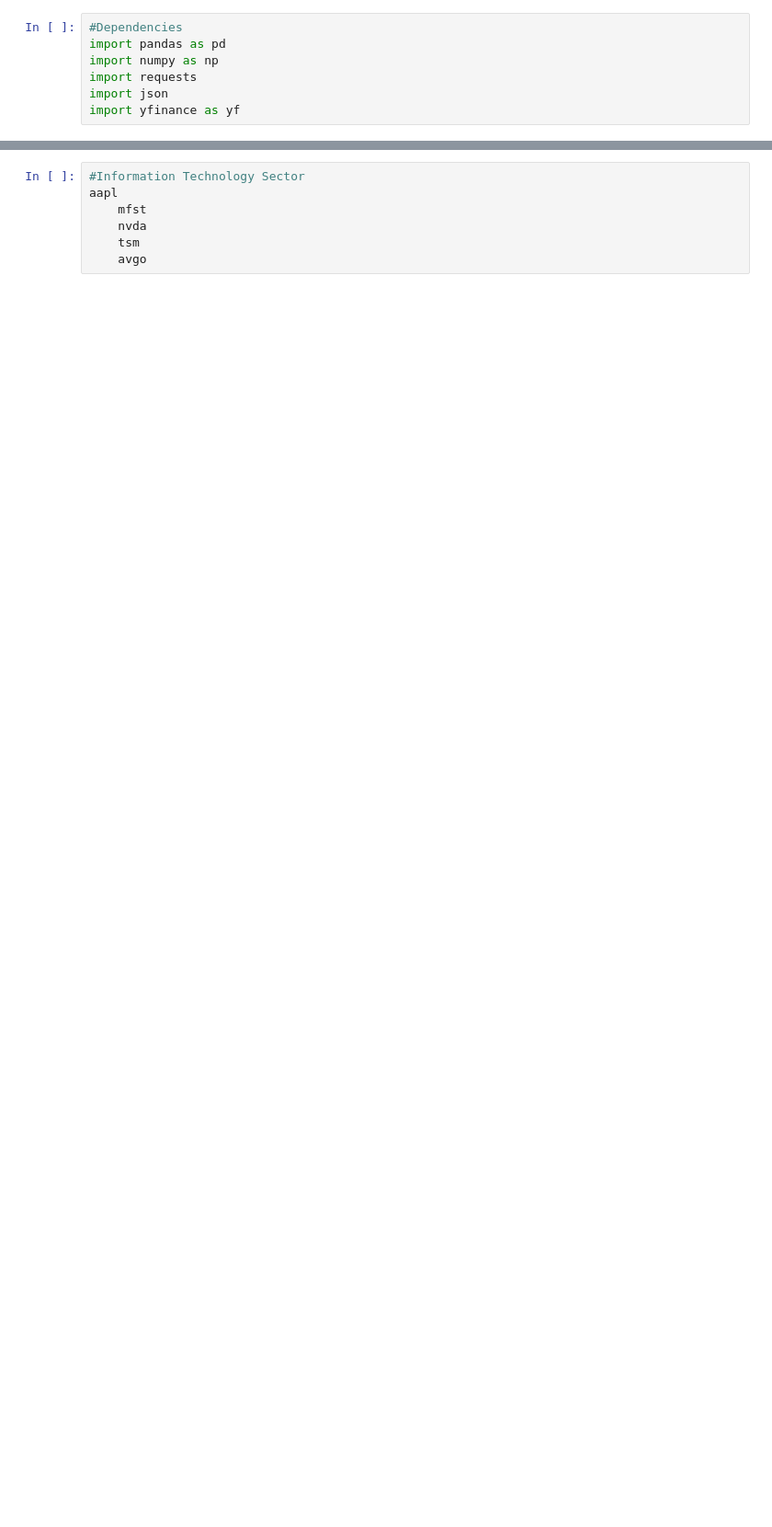
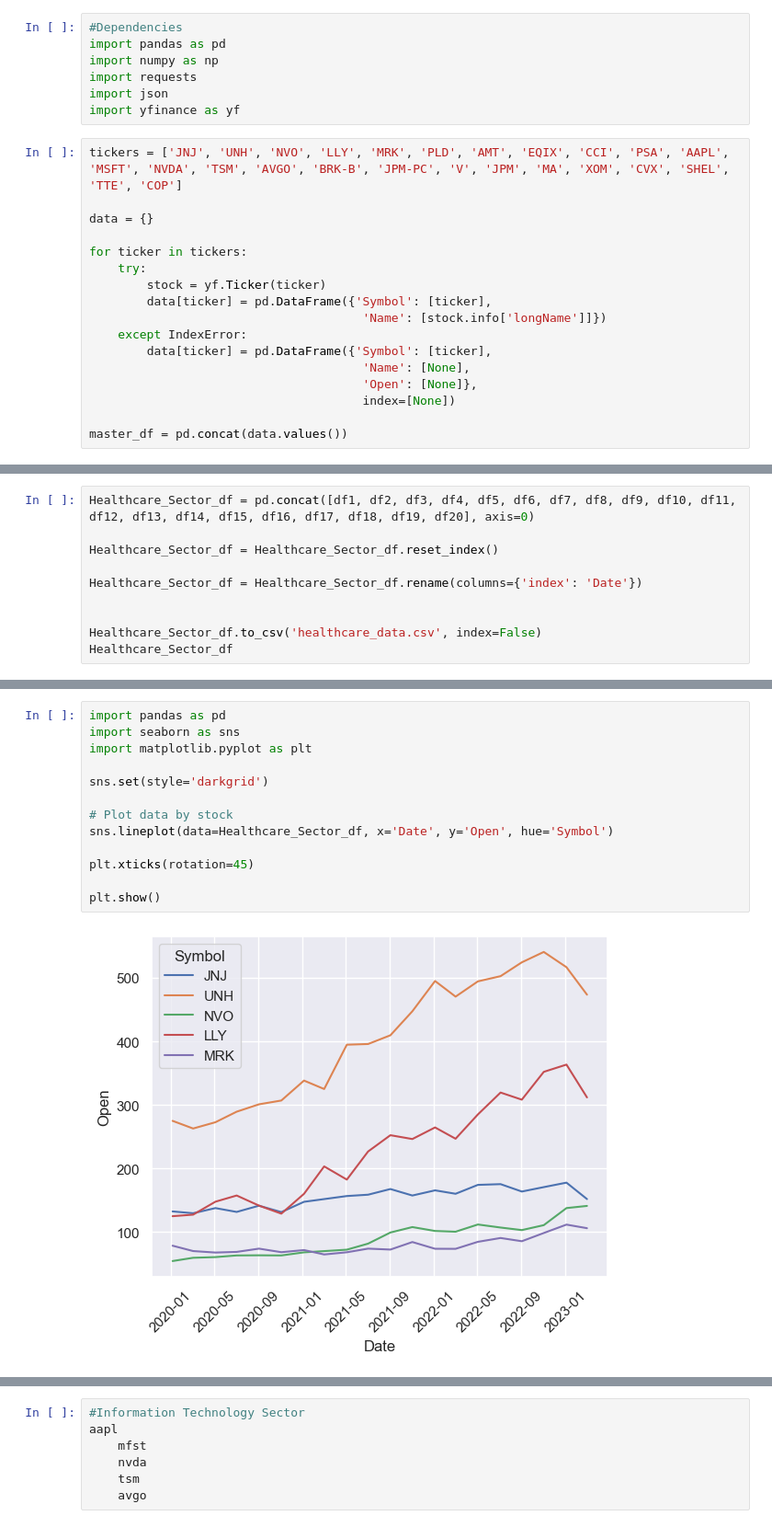
Before and after one commit to rawlam/project-3, a Jupyter notebook: ETFDATA.ipynb, the cells around one changed output, grey strips where cells are left out. Shown at 92% size. Drawn from its saved outputs; the diff is of its cells as text; blank space fills up the shorter version.

Commit message:
Add new files with 5 sectors combined into 5 different csv files

```diff
--- a/ETFDATA.ipynb
+++ b/ETFDATA.ipynb
@@ -5,3 +5,20 @@ import numpy as np
 import requests
 import json
 import yfinance as yf
+# %%
+tickers = ['JNJ', 'UNH', 'NVO', 'LLY', 'MRK', 'PLD', 'AMT', 'EQIX', 'CCI', 'PSA', 'AAPL', 'MSFT', 'NVDA', 'TSM', 'AVGO', 'BRK-B', 'JPM-PC', 'V', 'JPM', 'MA', 'XOM', 'CVX', 'SHEL', 'TTE', 'COP']
+
+data = {}
+
+for ticker in tickers:
+    try:
+        stock = yf.Ticker(ticker)
+        data[ticker] = pd.DataFrame({'Symbol': [ticker],
+                                      'Name': [stock.info['longName']]})
+    except IndexError:
+        data[ticker] = pd.DataFrame({'Symbol': [ticker],
+                                      'Name': [None],
+                                      'Open': [None]},
+                                      index=[None])
+
+master_df = pd.concat(data.values())
@@ -607,0 +646,10 @@ print(df20)
+# %%
+Healthcare_Sector_df = pd.concat([df1, df2, df3, df4, df5, df6, df7, df8, df9, df10, df11, df12, df13, df14, df15, df16, df17, df18, df19, df20], axis=0)
+
+Healthcare_Sector_df = Healthcare_Sector_df.reset_index()
+
+Healthcare_Sector_df = Healthcare_Sector_df.rename(columns={'index': 'Date'})
+
+
+Healthcare_Sector_df.to_csv('healthcare_data.csv', index=False)
+Healthcare_Sector_df
@@ -608,3 +670,18 @@ print(df20)
+# %%
+import pandas as pd
+import seaborn as sns
+import matplotlib.pyplot as plt
+
+sns.set(style='darkgrid')
+
+# Plot data by stock
+sns.lineplot(data=Healthcare_Sector_df, x='Date', y='Open', hue='Symbol')
+
+plt.xticks(rotation=45)
+
+plt.show()
+# %% [output]
+[figure, added]
 # %%
 
 pld
```
Also changed, not shown: parts of 113 cells of this notebook, 11 other files.
